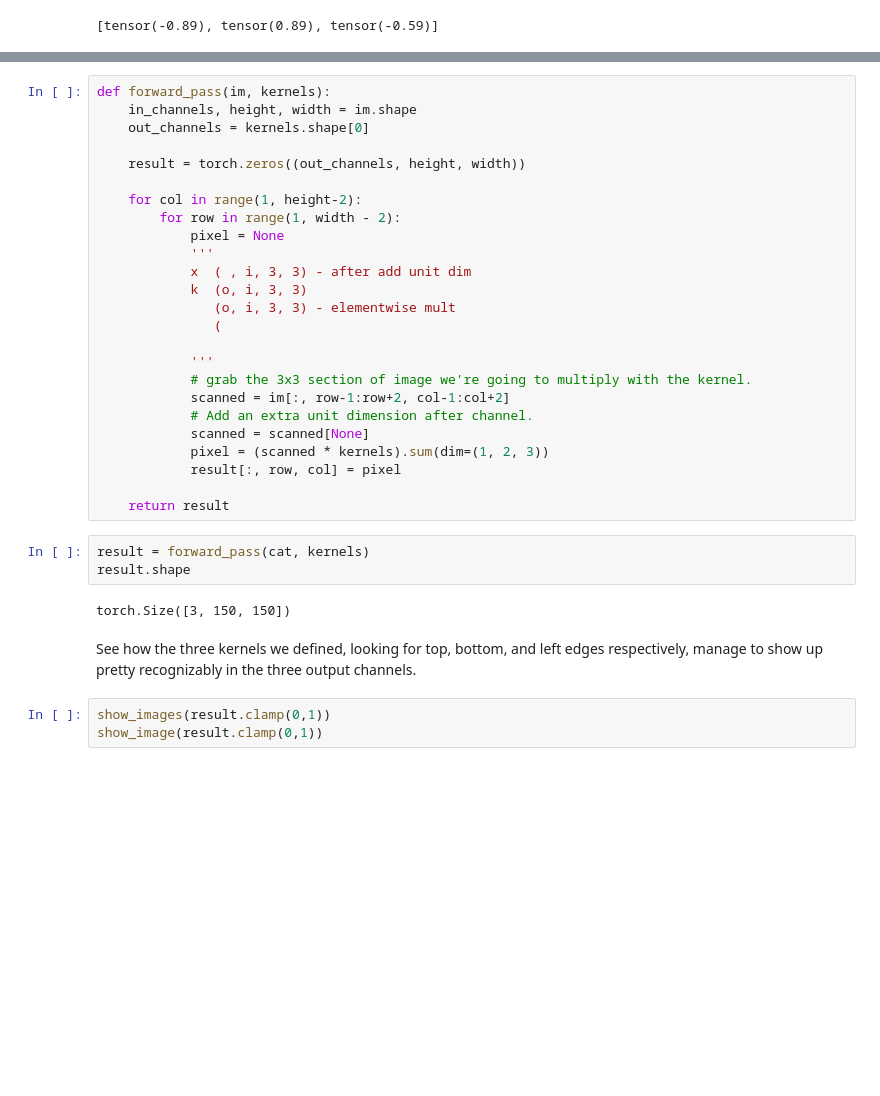
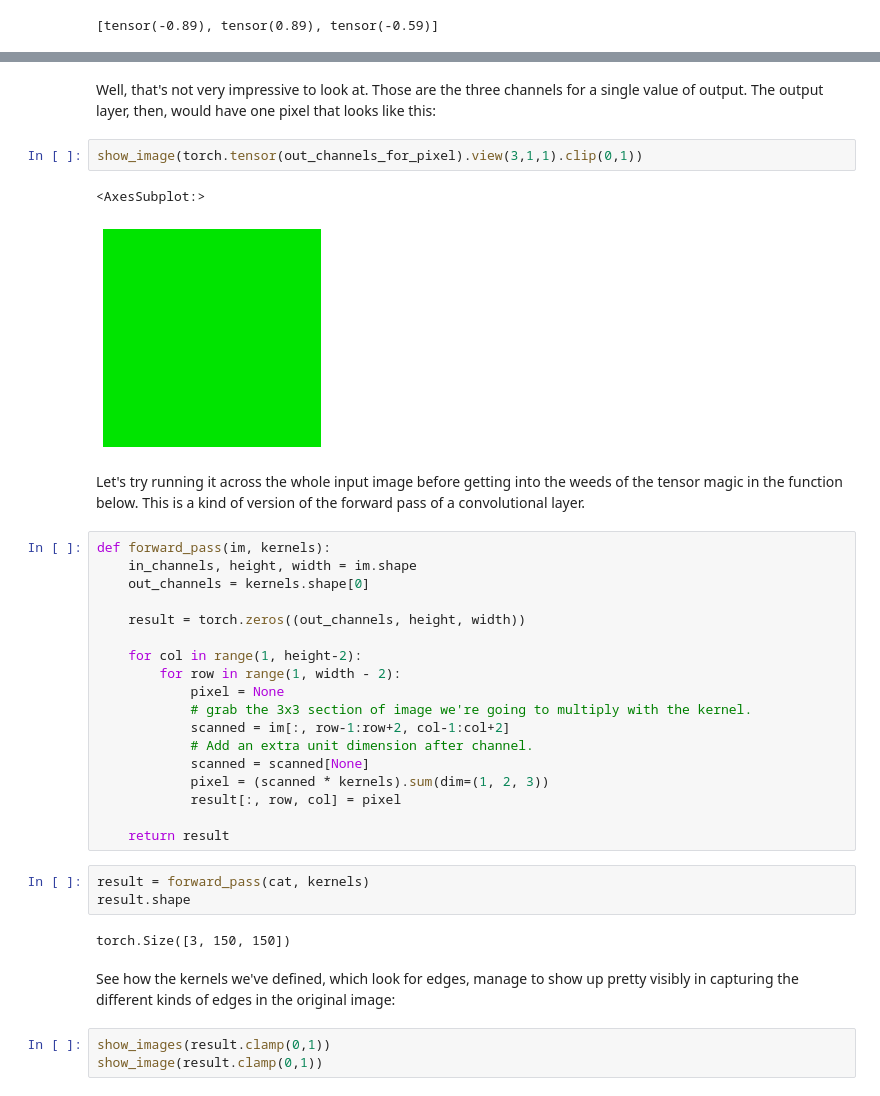
Before and after one commit to dsikkema/i-heart-mnist, a Jupyter notebook: 04 Convolutional Networks Part 1- Kernels and Broadcasting.ipynb, the cells around one changed output, grey strips where cells are left out. Drawn from its saved outputs; the diff is of its cells as text; blank space fills up the shorter version.

```diff
--- a/04 Convolutional Networks Part 1- Kernels and Broadcasting.ipynb
+++ b/04 Convolutional Networks Part 1- Kernels and Broadcasting.ipynb
@@ -208,3 +207,12 @@ Well, that's not very impressive to look at. Those are the three channels for a
+# %% [markdown]
+Well, that's not very impressive to look at. Those are the three channels for a single value of output. The output layer, then, would have one pixel that looks like this:
+# %%
+show_image(torch.tensor(out_channels_for_pixel).view(3,1,1).clip(0,1))
+# %% [output]
+<AxesSubplot:>
+[figure, added]
+# %% [markdown]
+Let's try running it across the whole input image before getting into the weeds of the tensor magic in the function below. This is a kind of version of the forward pass of a convolutional layer.
 # %%
 def forward_pass(im, kernels):
     in_channels, height, width = im.shape
@@ -215,13 +223,6 @@ def forward_pass(im, kernels):
     for col in range(1, height-2):
         for row in range(1, width - 2):
             pixel = None
-            '''
-            x  ( , i, 3, 3) - after add unit dim
-            k  (o, i, 3, 3)
-               (o, i, 3, 3) - elementwise mult
-               (
-
-            '''
             # grab the 3x3 section of image we're going to multiply with the kernel.
             scanned = im[:, row-1:row+2, col-1:col+2]
             # Add an extra unit dimension after channel.
@@ -236,7 +237,7 @@ result.shape
 # %% [output]
 torch.Size([3, 150, 150])
 # %% [markdown]
-See how the three kernels we defined, looking for top, bottom, and left edges respectively, manage to show up pretty recognizably in the three output channels.
+See how the kernels we've defined, which look for edges, manage to show up pretty visibly in capturing the different kinds of edges in the original image:
 # %%
 show_images(result.clamp(0,1))
 show_image(result.clamp(0,1))
```
Also changed, not shown: parts of 28 cells of this notebook.
